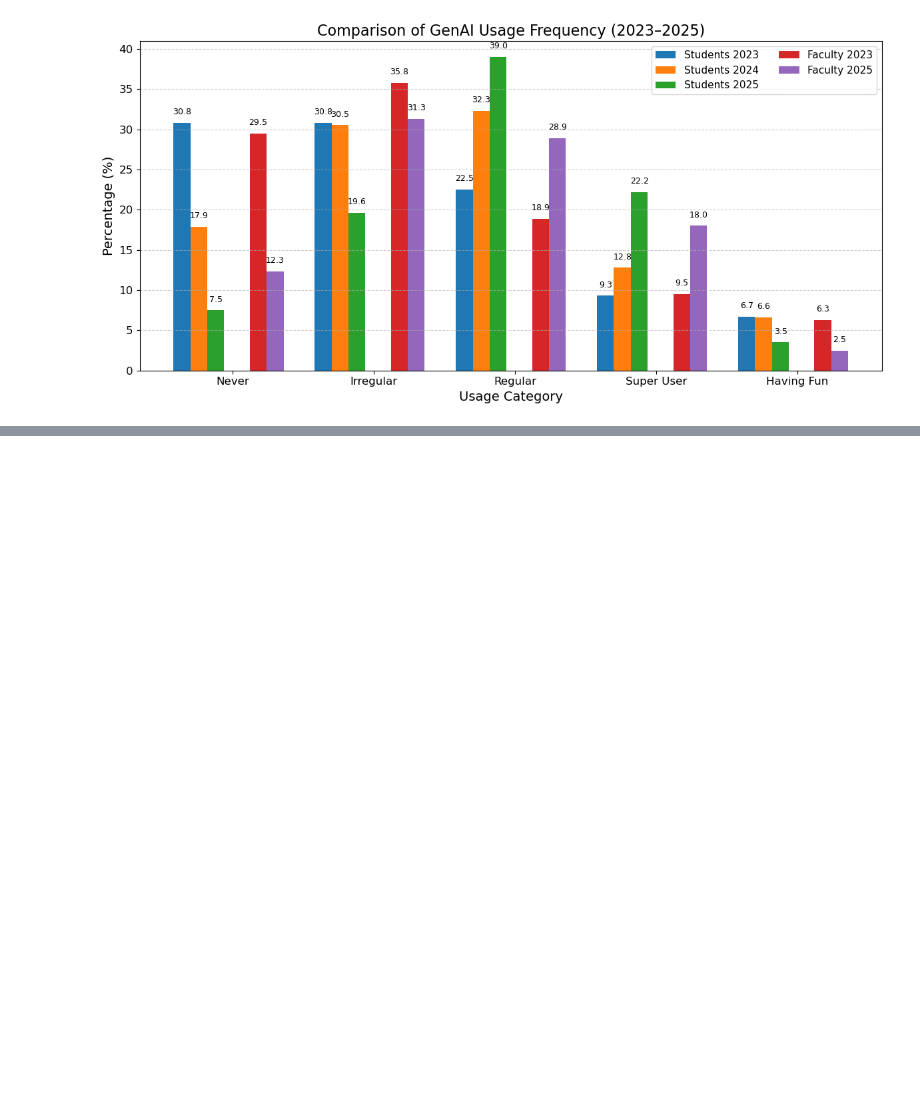
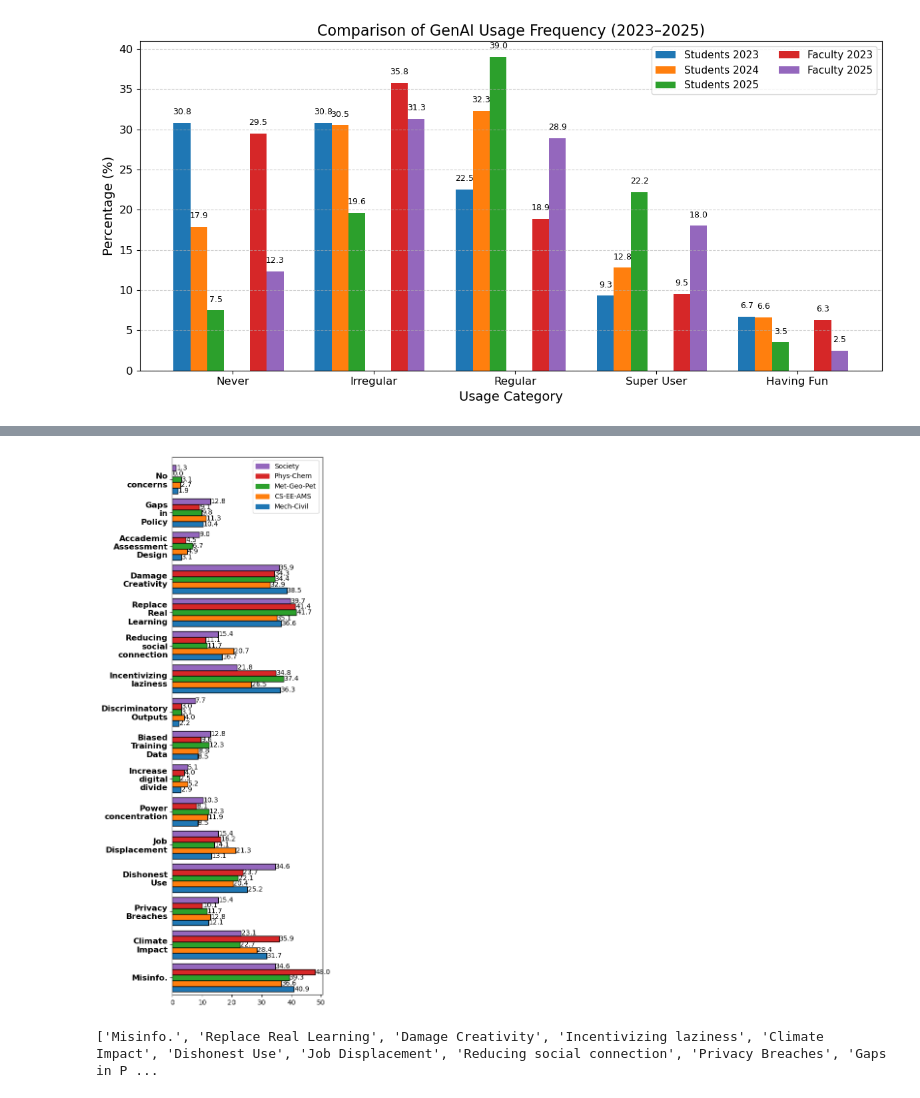
Before and after one commit to JesanOvi/GenAI-Survey-Analysis, a Jupyter notebook: note_books/survey25.ipynb, the cells around one changed output, grey strips where cells are left out. Saved outputs shown, nothing was run; the diff lists cells and outputs as text; code cells hidden in the pictures; blank space fills up the shorter version.

```diff
--- a/note_books/survey25.ipynb
+++ b/note_books/survey25.ipynb
@@ -326,0 +505,2 @@ plt.show()
+# %%
+dept = df.iloc[:, 163]
@@ -326,0 +859,15 @@ plt.show()
+# %%
+no_concern = {dept_name: 0 for dept_name in department_mapping.values()}
+
+no_concern_att = df.iloc[:, 143]
+
+no_concern = count_usage_cases_up(dept, no_concern_att, no_concern)
+
+
+count = count_cluster_wise(no_concern)
+
+print(count)
+
+pre_vec(count)
+
+print(c1)
@@ -326,0 +937,18 @@ plt.show()
+# %%
+columns_to_check = [
+    df.iloc[:, 143], df.iloc[:, 144], df.iloc[:, 145], df.iloc[:, 146], df.iloc[:, 147],
+    df.iloc[:, 148], df.iloc[:, 149], df.iloc[:, 150], df.iloc[:, 151], df.iloc[:, 152],
+    df.iloc[:, 153], df.iloc[:, 154], df.iloc[:, 155], df.iloc[:, 156], df.iloc[:, 157],
+    df.iloc[:, 158]
+]
+c1 = normalized_dept_cluster_new(df, c1, columns_to_check, 1)
+c2 = normalized_dept_cluster_new(df, c2, columns_to_check, 2)
+c3 = normalized_dept_cluster_new(df, c3, columns_to_check, 3)
+c4 = normalized_dept_cluster_new(df, c4, columns_to_check, 4)
+c5 = normalized_dept_cluster_new(df, c5, columns_to_check, 5)
+
+print(c1)
+print(c2)
+print(c3)
+print(c4)
+print(c5)
@@ -326,0 +966,34 @@ plt.show()
+# %%
+categories = ['Misinfo.', 'Climate Impact', 'Privacy Breaches', 'Dishonest Use', 'Job Displacement',
+             'Power concentration', 'Increase digital divide', 'Biased Training Data', 'Discriminatory Outputs',
+             'Incentivizing laziness', 'Reducing social connection', 'Replace Real Learning', 'Damage Creativity',
+              'Accademic Assessment Design', 'Gaps in Policy', 'No concerns']
+# %%
+grouped_bar_graph_horizontal_color_white(categories, c1, c2, c3, c4, c5, 'Concerns regarding GenAI', 5, 12) # size 5 X 8, font 12, updated size 5X8
+# %% [output]
+[figure, added]
+# %%
+import numpy as np
+
+# Original data
+clusters = [c1, c2, c3, c4, c5]
+
+# Compute average score for each category
+avg_scores = np.mean(clusters, axis=0)
+
+# Get sorted indices (descending)
+sorted_idx = np.argsort(avg_scores)[::-1]
+
+# Reorder categories
+sorted_categories = [categories[i] for i in sorted_idx]
+
+# Reorder cluster values
+c1_sorted = [c1[i] for i in sorted_idx]
+c2_sorted = [c2[i] for i in sorted_idx]
+c3_sorted = [c3[i] for i in sorted_idx]
+c4_sorted = [c4[i] for i in sorted_idx]
+c5_sorted = [c5[i] for i in sorted_idx]
+
+print(sorted_categories)
+# %% [output]
+['Misinfo.', 'Replace Real Learning', 'Damage Creativity', 'Incentivizing laziness', 'Climate Impact', 'Dishonest Use', 'Job Displacement', 'Reducing social connection', 'Privacy Breaches', 'Gaps in P ...
```
Also changed, not shown: parts of 124 cells of this notebook, 6 other files.
